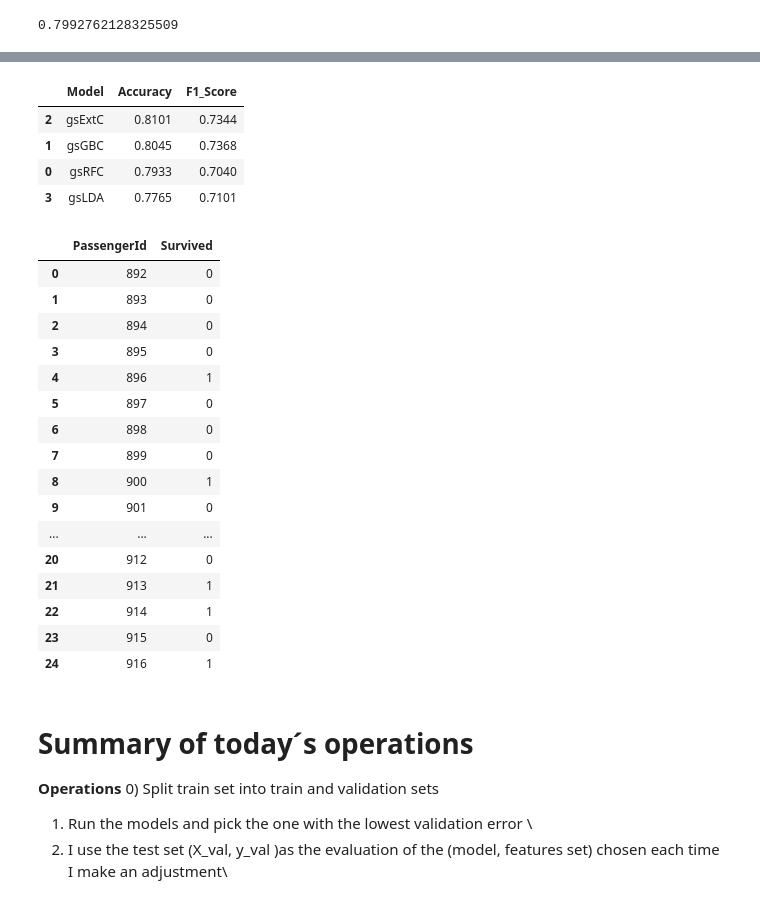
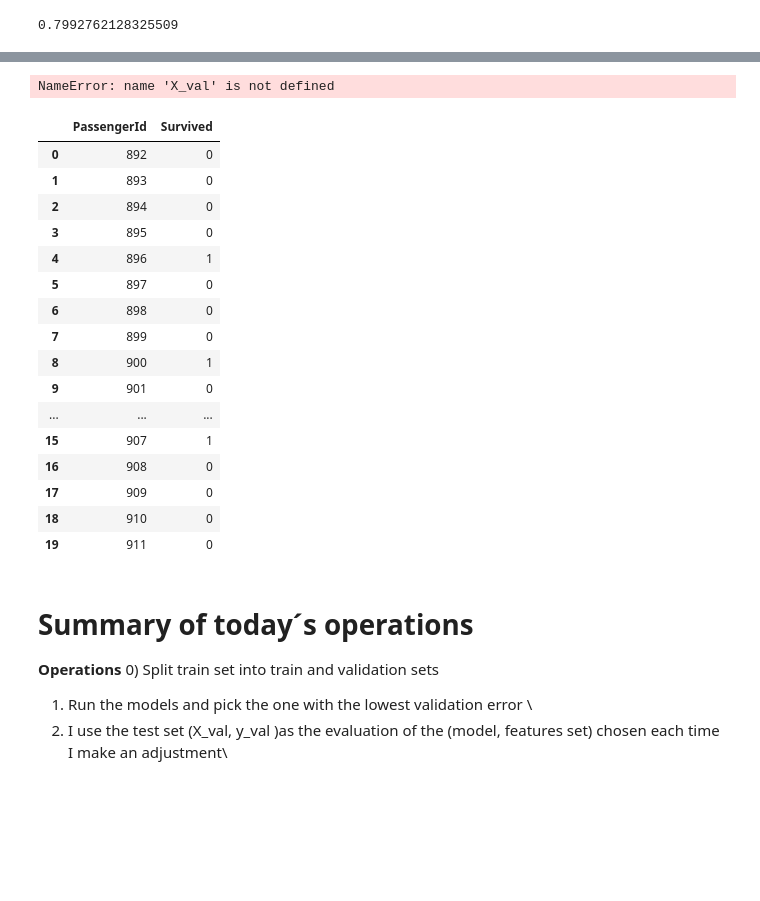
Before and after one commit to malfaroe/TitanicProject, a Jupyter notebook: notebooks/ClassifierEnsembleModule.ipynb, the cells around one changed output, grey strips where cells are left out. Cells and saved outputs as stored; diff of their text form; code cells hidden in the pictures; blank space fills up the shorter version.

```diff
--- a/notebooks/ClassifierEnsembleModule.ipynb
+++ b/notebooks/ClassifierEnsembleModule.ipynb
@@ -149,7 +149,7 @@ train.shape
 y = train.pop("Survived")
 X = train
 
-X_train,  X_test, y_train, y_val = train_test_split(X, y, test_size = 0.2, random_state = 1)
+X_train,  X_val, y_train, y_val = train_test_split(X, y, test_size = 0.2, random_state = 1)
 # %%
 #1. Simple modeling: we compare 10 popular classifiers and evaluate their mean accuracy (using KFold stratified cross val)
 
@@ -439,13 +439,9 @@ def val_scores(mods, X_val, y_val):
                                ignore_index=True )
     return scores
 # %%
-test_scores(mods, X_val, y_val).sort_values(by = "Accuracy", ascending = False)
+val_scores(mods, X_val, y_val).sort_values(by = "Accuracy", ascending = False)
 # %% [output]
-|  | Model | Accuracy | F1_Score |
-| 2 | gsExtC | 0.8101 | 0.7344 |
-| 1 | gsGBC | 0.8045 | 0.7368 |
-| 0 | gsRFC | 0.7933 | 0.7040 |
-| 3 | gsLDA | 0.7765 | 0.7101 |
+NameError: name 'X_val' is not defined
 # %%
 k2 = test_scores(mods, X_test, y_test).sort_values(by = "Accuracy", ascending = False).copy()
 k2.to_csv("k2.csv", index = False)
@@ -457,39 +453,40 @@ out = test.pop("Survived")
 test = test
 # %%
 #Make a predicti0on with the selected model and feature set
-y_pred = gsRFC.predict(test)
+y_pred = (0.4 * gsRFC.predict(test) + 0.4 * gsGBC.predict(test) + 0.2 * gsExtC.predict(test))
 # %%
 
 ###CREATE THE SUBMISSION FILE
 # Prepare Submission File
 
 %store -r test_ID
 
 submit3 = pd.DataFrame()
 submit3['PassengerId'] = test_ID
 submit3['Survived'] = y_pred
+submit3['Survived'] = submit3['Survived'].apply(lambda x:1 if x >=0.5 else 0)
 # submit = submit.set_index("PassengerId")
 # ----------------------------- Create File to Submit --------------------------------
-submit3.to_csv('23_sub.csv', index = False)
-submit3.head(25)
+submit3.to_csv('25_sub.csv', index = False)
+submit3.head(20)
 # %% [output]
 |  | PassengerId | Survived |
 | 0 | 892 | 0 |
 | 1 | 893 | 0 |
 | 2 | 894 | 0 |
 | 3 | 895 | 0 |
 | 4 | 896 | 1 |
 | 5 | 897 | 0 |
 | 6 | 898 | 0 |
 | 7 | 899 | 0 |
 | 8 | 900 | 1 |
 | 9 | 901 | 0 |
 | ... | ... | ... |
-| 20 | 912 | 0 |
-| 21 | 913 | 1 |
-| 22 | 914 | 1 |
-| 23 | 915 | 0 |
-| 24 | 916 | 1 |
+| 15 | 907 | 1 |
+| 16 | 908 | 0 |
+| 17 | 909 | 0 |
+| 18 | 910 | 0 |
+| 19 | 911 | 0 |
 # %% [markdown]
 # Summary of today´s operations
 **Operations**
```
Also changed, not shown: parts of 6 cells of this notebook, 2 other files.
